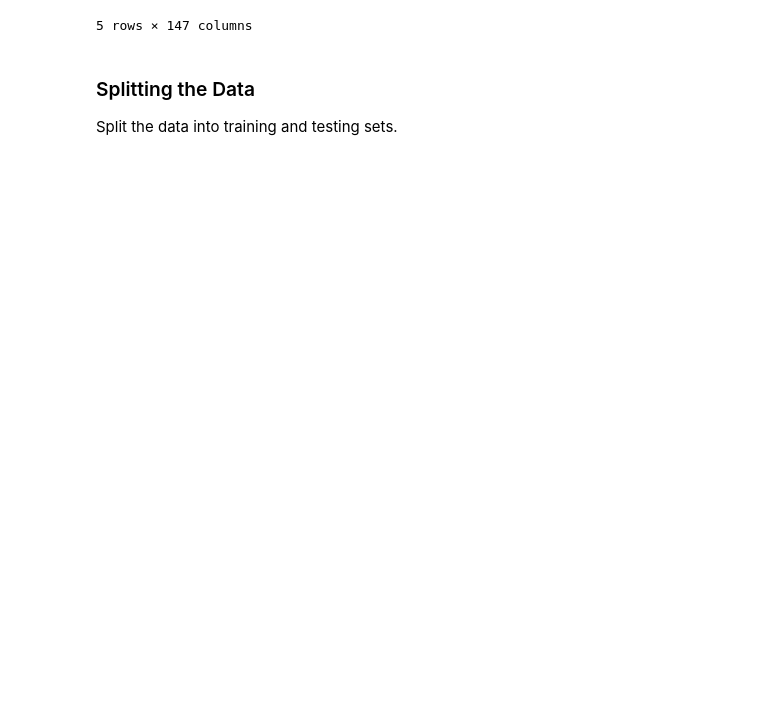
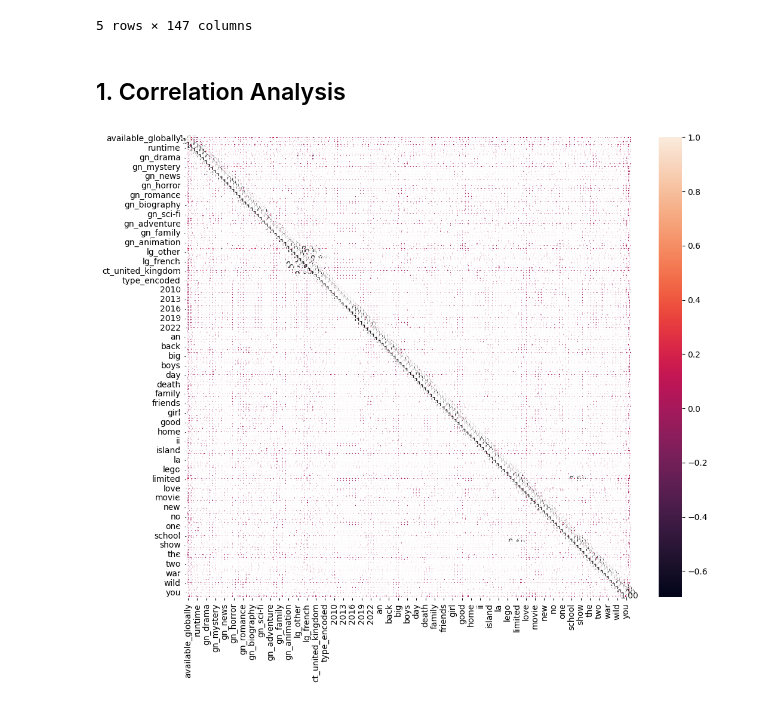
Before and after one commit to sinapordanesh/Machine-Learning-Projects, a Jupyter notebook: Netflix Secrets/model_training.ipynb, the cells around one changed output. Cells and saved outputs as stored; diff of their text form; code cells hidden in the pictures; blank space fills up the shorter version.

```diff
--- a/Netflix Secrets/model_training.ipynb
+++ b/Netflix Secrets/model_training.ipynb
@@ -4,7 +42,7 @@ import pandas as pd
 ### Preprocessing
 First, drop the movie_title column if it's only being used as an index and is not part of the feature set.
 # %%
-df = pd.read_csv('training_data.csv')
+df = pd.read_csv('/content/drive/MyDrive/DATA/training_data.csv')
 df.head()
 # %% [output]
 |  | movie_title | available_globally | viewing_hours | release_month | runtime | imdb_rating | total_seasons | ... |
@@ -16,6 +54,18 @@ df.head()
 5 rows × 147 columns
 # %%
 df.drop(['movie_title'], axis=1, inplace=True)
-# %% [markdown]
-### Splitting the Data
-Split the data into training and testing sets.
+# %% [markdown]
+## 1. Correlation Analysis
+# %%
+import seaborn as sns
+import matplotlib.pyplot as plt
+
+# Calculate correlation matrix
+correlation_matrix = df.corr()
+
+# Plot heatmap
+plt.figure(figsize=(12, 10))
+sns.heatmap(correlation_matrix, annot=True, fmt=".2f")
+plt.show()
+# %% [output]
+[figure, added]
```
Also changed, not shown: parts of 23 cells of this notebook.
